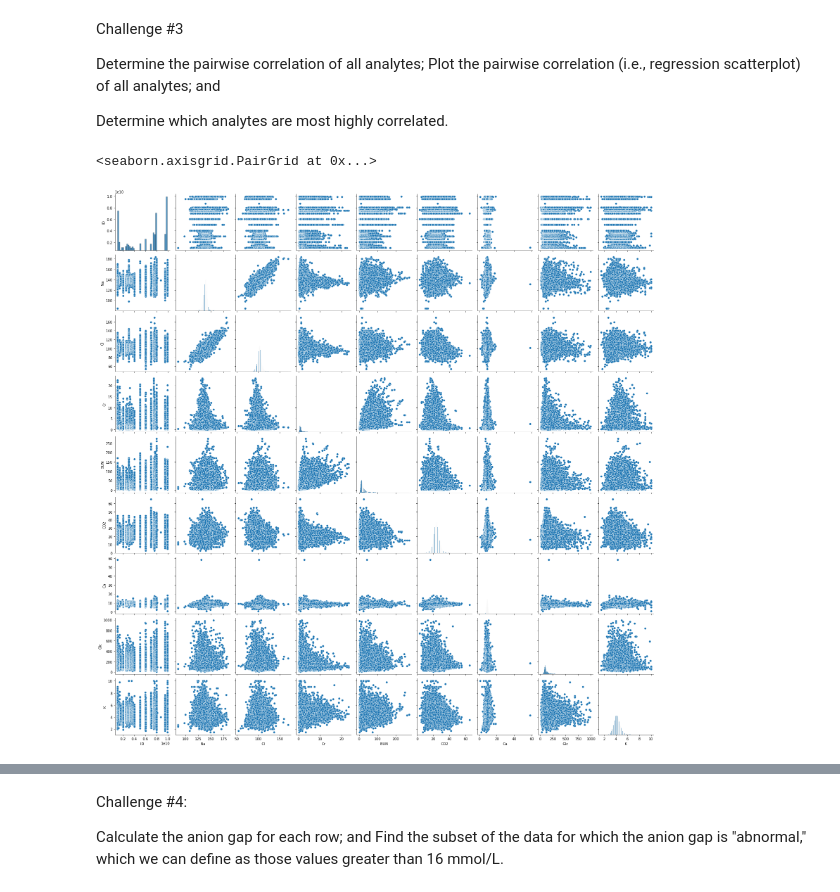
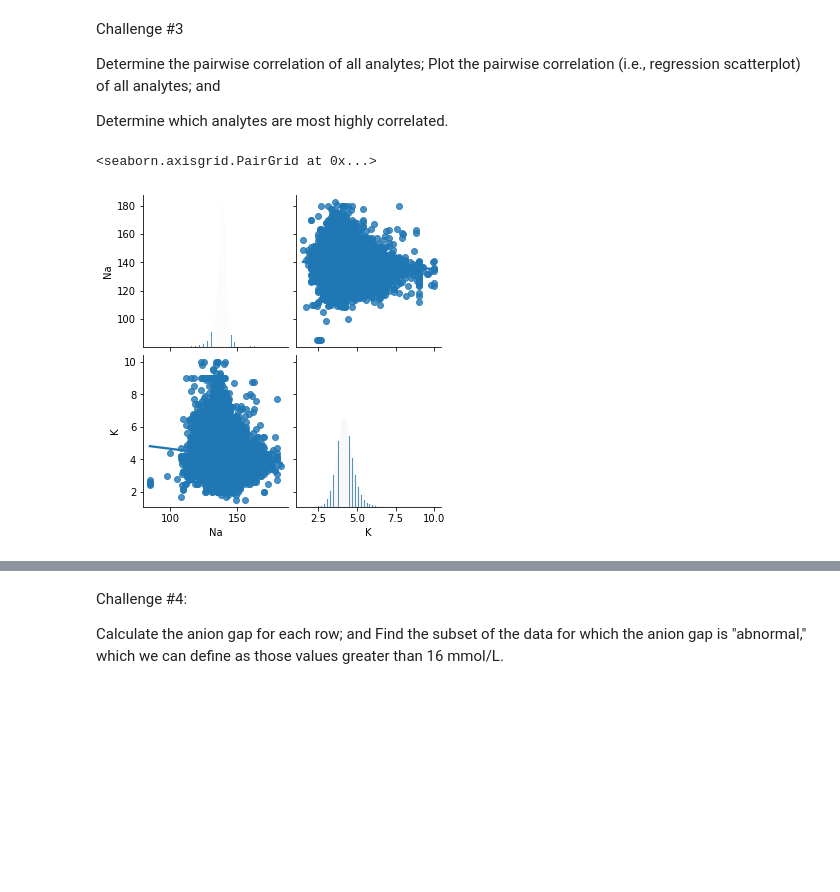
Before and after one commit to tchang3Atnorthwell/aacc_getting_started, a Jupyter notebook: Chem8 Challenges 1-4.ipynb, the cells around one changed output, grey strips where cells are left out. Cells and saved outputs as stored; diff of their text form; code cells hidden in the pictures; blank space fills up the shorter version.

```diff
--- a/Chem8 Challenges 1-4.ipynb
+++ b/Chem8 Challenges 1-4.ipynb
@@ -223,9 +223,9 @@ Plot the pairwise correlation (i.e., regression scatterplot) of all analytes; an
 
 Determine which analytes are most highly correlated.
 # %%
-# seaborn has tools to quickly look at all of the data
+# sns.pairplot plots on 2 axes
 
-sns.pairplot(chem8)
+sns.pairplot(chem8[['Na','K']], kind='reg')
 # %% [output]
 <seaborn.axisgrid.PairGrid at 0x...>
-[figure, old version]
+[figure, new version]
```
Also changed, not shown: parts of 5 cells of this notebook.
